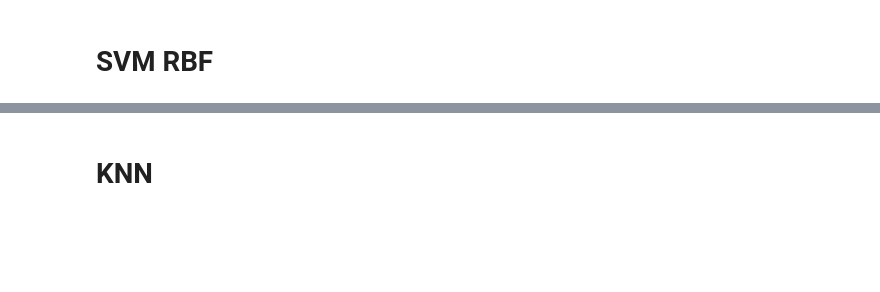
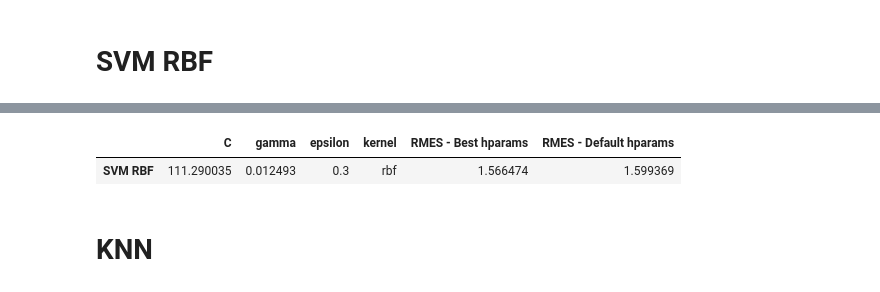
Before and after one commit to JorgeSantos18/MO432, a Jupyter notebook: Tarefa_2.ipynb, the cells around one changed output, grey strips where cells are left out. Drawn from its saved outputs; the diff is of its cells as text; code cells hidden in the pictures; blank space fills up the shorter version.

```diff
--- a/Tarefa_2.ipynb
+++ b/Tarefa_2.ipynb
@@ -133,6 +156,14 @@ rnd_search = RandomizedSearchCV(lasso, parameters, n_iter =10, cv=5, scoring='ne
 
 rnd_search.fit(data_norm, output_data)
 
-print("alpha: ", rnd_search.best_params_['alpha'])
-print("RMSE: ", -rnd_search.best_score_)
+lasso_results = pd.DataFrame(index=['Linear com regularização L1'])
+
+for i in parameters.keys():
+    lasso_results[i]= rnd_search.best_params_[i]
+
+lasso_results['RMES - Best hparams']    = -rnd_search.best_score_
+lasso_results['RMES - Default hparams'] = get_default_rmes(Lasso, data_norm, output_data)
+
+results_dict['Linear com regularização L1'] = lasso_results
+lasso_results.head()
 # %% [output]
@@ -180,17 +206,25 @@ Fitting 5 folds for each of 10 candidates, totalling 50 fits
 
 svr2 = SVR()
 
-parameters = {'C': loguniform(2**-5, 2**15),
- 'gamma': loguniform(2**-9, 2**3),
- 'epsilon': [0.1,0.3],
- 'kernel': ['rbf']}
+parameters = {
+    'C'      : loguniform(2**-5, 2**15),
+    'gamma'  : loguniform(2**-9, 2**3),
+    'epsilon': [0.1,0.3],
+    'kernel' : ['rbf']
+    }
 
-rnd_search = RandomizedSearchCV(svr, parameters, n_iter =10, cv=5, scoring='neg_root_mean_squared_error',verbose=100, n_jobs = 8)
+rnd_search = RandomizedSearchCV(svr2, parameters, n_iter =10, cv=5, scoring='neg_root_mean_squared_error', verbose=100, n_jobs = 12)
 rnd_search.fit(data_norm, output_data)
 
-print("C: ", rnd_search.best_params_['C'])
-print("epsilon: ", rnd_search.best_params_['epsilon'])
-print("gamma: ", rnd_search.best_params_['gamma'])
-print("RMSE: ", -rnd_search.best_score_)
+svm_rbf_results = pd.DataFrame(index=['SVM RBF'])
+
+for i in parameters.keys():
+    svm_rbf_results[i]= rnd_search.best_params_[i]
+
+svm_rbf_results['RMES - Best hparams']    = -rnd_search.best_score_
+svm_rbf_results['RMES - Default hparams'] = -mean(cross_val_score(SVR(kernel='rbf'), data_norm, output_data, cv=5, scoring='neg_root_mean_squared_error'))
+
+results_dict['SVM RBF'] = svm_rbf_results
+svm_rbf_results.head()
 # %% [output]
 Fitting 5 folds for each of 10 candidates, totalling 50 fits
@@ -213,3 +231,5 @@ RMSE:  1.5669209769158432
+|  | C | gamma | epsilon | kernel | RMES - Best hparams | RMES - Default hparams |
+| SVM RBF | 111.290035 | 0.012493 | 0.3 | rbf | 1.566474 | 1.599369 |
 # %% [markdown]
 # KNN
 # %%
```
Also changed, not shown: parts of 21 cells of this notebook.
